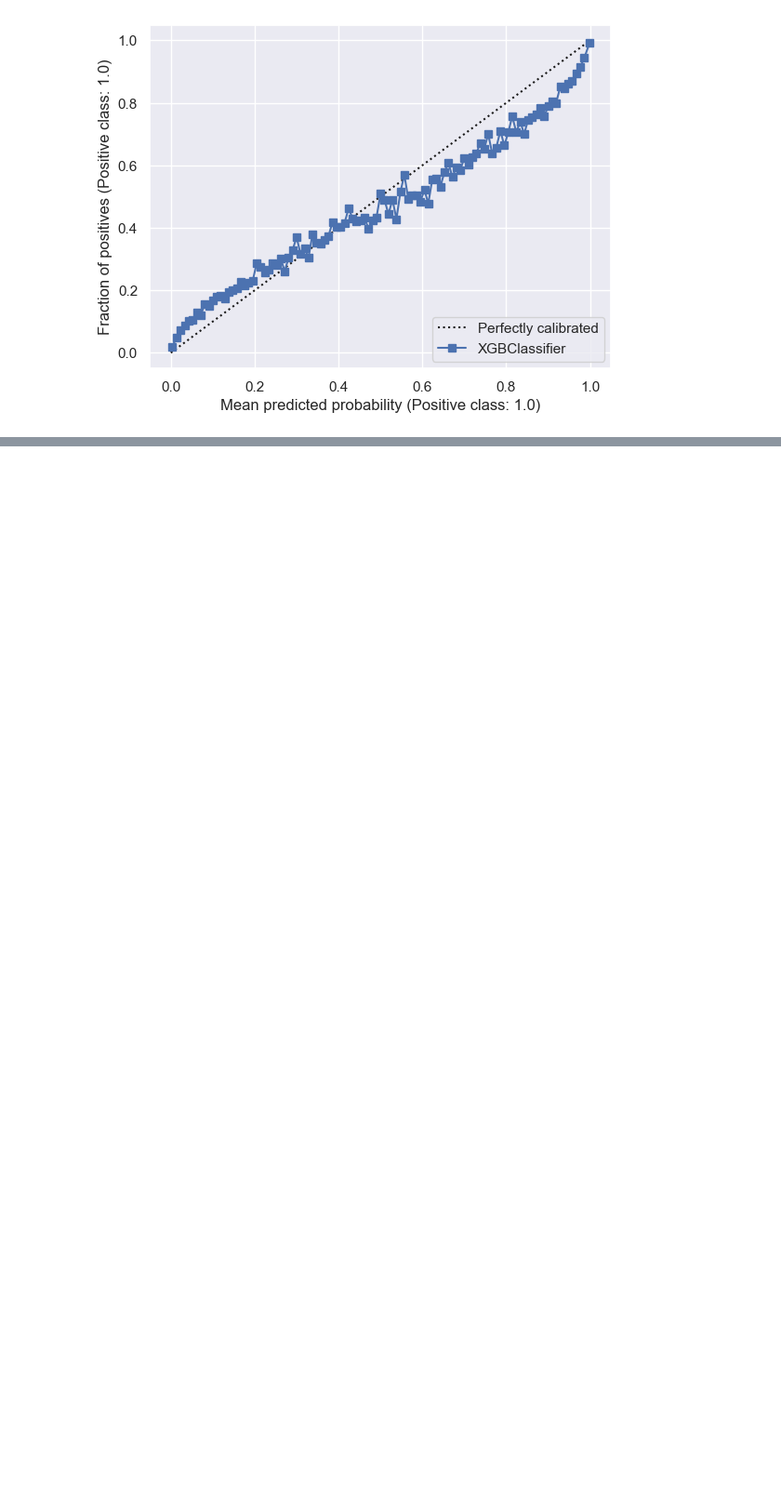
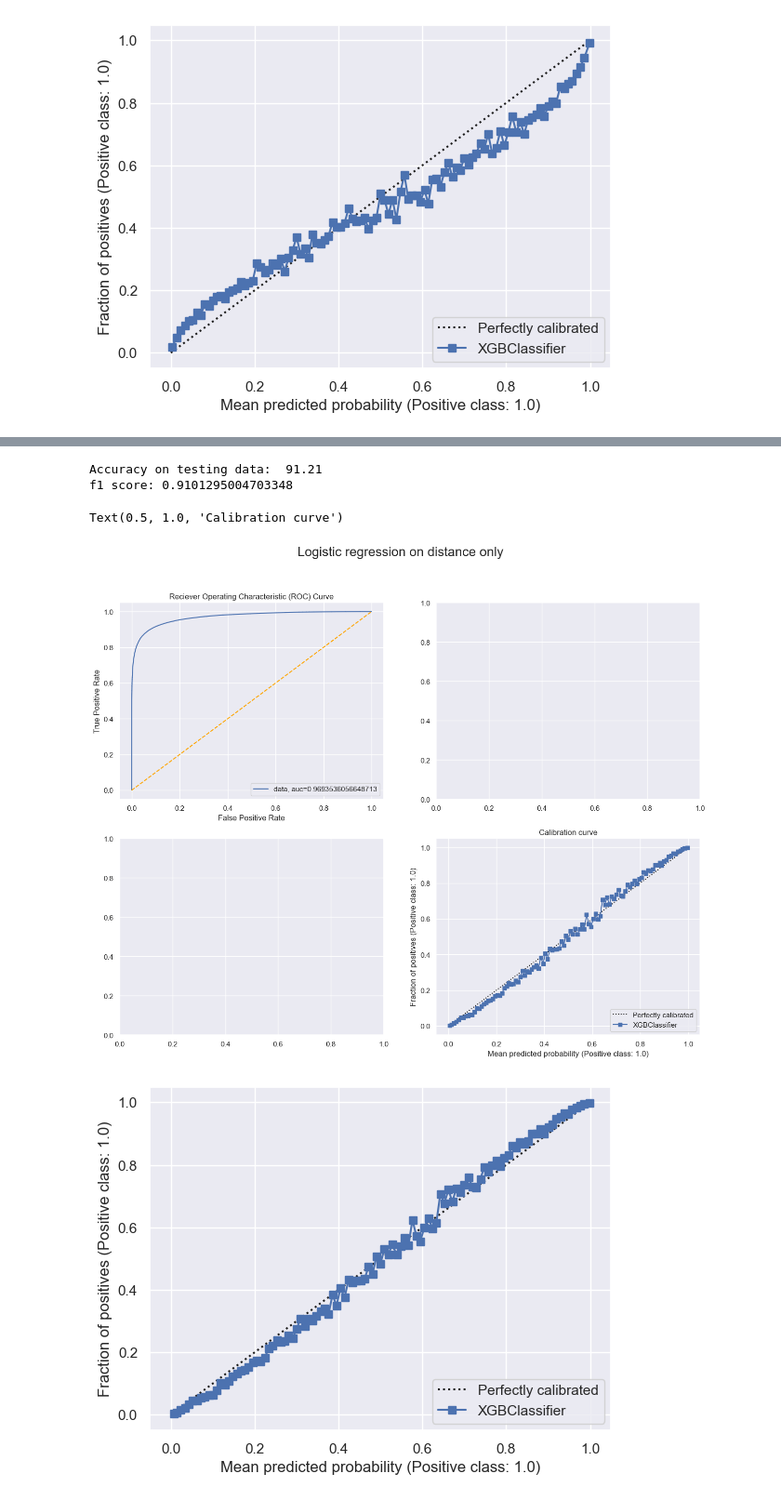
Before and after one commit to anw1998/MMD6020_Final_Project, a Jupyter notebook: notebooks/test_xgb.ipynb, the cells around one changed output, grey strips where cells are left out. Shown at 93% size. Cells and saved outputs as stored; diff of their text form; code cells hidden in the pictures; blank space fills up the shorter version.

```diff
--- a/notebooks/test_xgb.ipynb
+++ b/notebooks/test_xgb.ipynb
@@ -423,3 +423,24 @@ f1 score: 0.9010273428281067
 Text(0.5, 1.0, 'Calibration curve')
 [figure]
 [figure]
+# %%
+from sklearn.model_selection import RandomizedSearchCV
+
+tuned_parameters = {
+  'gamma': np.linspace(0, 2, num=50),
+  'max_depth': np.linspace(9, 18, num=10, dtype=int),
+    'eta':np.linspace(0,1,num=20),
+    'reg_lambda':np.linspace(0,20, num = 21),
+    'reg_alpha':np.linspace(0,20, num=21)
+  }
+
+
+grid_search = RandomizedSearchCV(
+    xgb.XGBClassifier(tree_method="gpu_hist"), tuned_parameters, n_iter=150, scoring='roc_auc', cv=5
+)
+grid_search.fit(X_train, y_train);
+print('Finished!')
+print("Meilleur ensemble de paramètres trouvé")
+print()
+print(grid_search.best_params_)
+print(grid_search.best_score_)
@@ -425,0 +508,28 @@ Text(0.5, 1.0, 'Calibration curve')
+# %%
+final_result_xgb = model_xgb.score(X_test,y_test)
+print('Accuracy on testing data: ', round(final_result_xgb*100,2))
+
+sns.set_style("darkgrid")
+fig, axes = plt.subplots(nrows=2,ncols=2, figsize=(16,12))
+y_pred_proba = model_xgb.predict_proba(X_test)[::,1]
+fpr, tpr, _ = metrics.roc_curve(y_test,  y_pred_proba)
+auc = metrics.roc_auc_score(y_test, y_pred_proba)
+axes[0,0].plot(fpr,tpr,label="data, auc="+str(auc))
+axes[0,0].plot([0,1],[0,1],color='orange',linestyle='--')
+axes[0,0].set_xlabel('False Positive Rate')
+axes[0,0].set_ylabel('True Positive Rate')
+axes[0,0].set_title('Reciever Operating Characteristic (ROC) Curve')
+axes[0,0].legend(loc=4)
+fig.suptitle("Logistic regression on distance only", fontsize = 20)
+f1 = metrics.f1_score(y_test, model_xgb.predict(X_test))
+print(f"f1 score: {f1}")
+from sklearn.calibration import CalibrationDisplay
+disp_test = CalibrationDisplay.from_estimator(model_xgb,X_test, y_test, n_bins = 105)
+disp_test.plot(ax=axes[1,1])
+axes[1,1].set_title("Calibration curve")
+# %% [output]
+Accuracy on testing data:  91.21
+f1 score: 0.9101295004703348
+Text(0.5, 1.0, 'Calibration curve')
+[figure, added]
+[figure, added]
```
Also changed, not shown: parts of 12 cells of this notebook.
